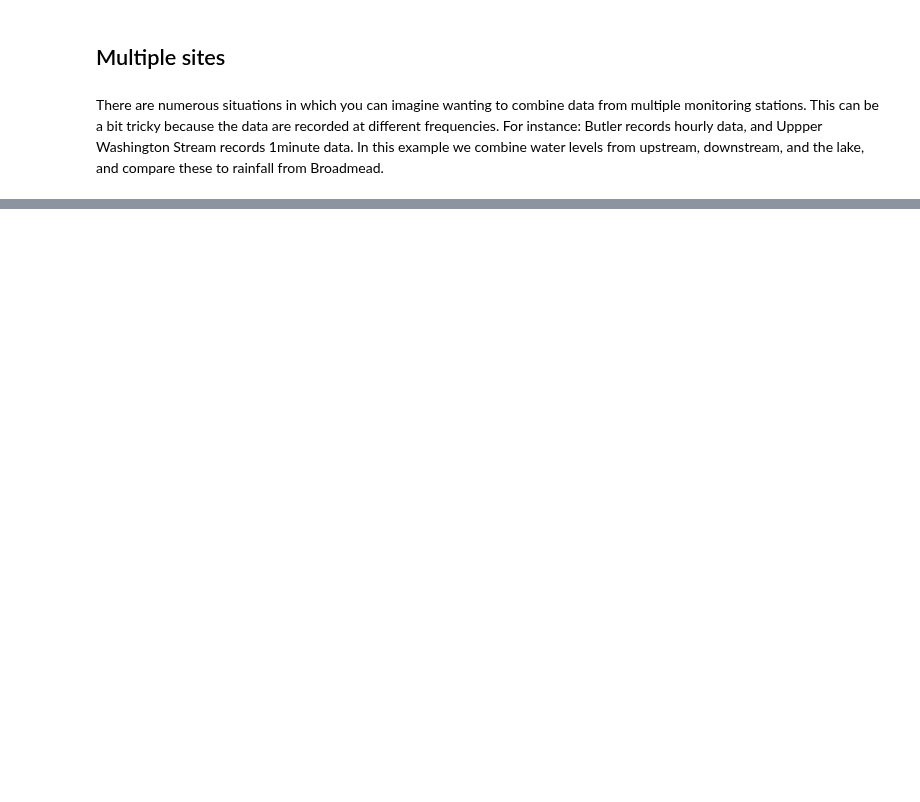
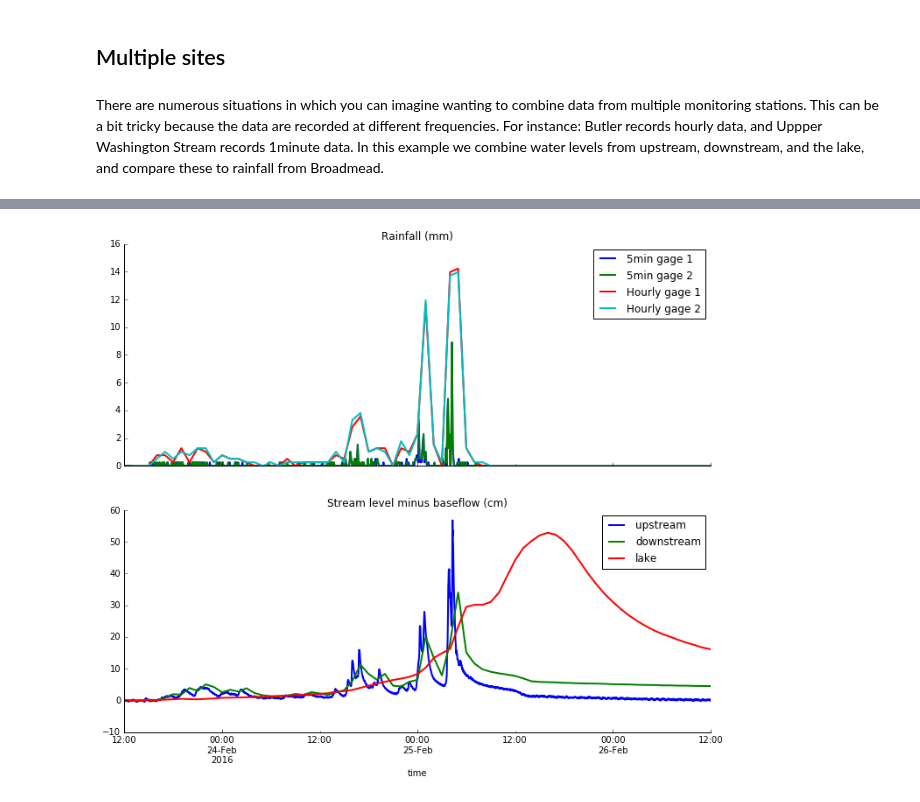
Before and after one commit to jsignell/intro-to-netcdf, a Jupyter notebook: Intro to Python.ipynb, the cells around one changed output, grey strips where cells are left out. Drawn from its saved outputs; the diff is of its cells as text; code cells hidden in the pictures; blank space fills up the shorter version.

```diff
--- a/Intro to Python.ipynb
+++ b/Intro to Python.ipynb
@@ -209,0 +214,10 @@ plt.show()
+# %%
+def select(site, var, start, end):
+    import xarray as xr
+
+    data_url = 'http://hydromet-thredds.princeton.edu:9000/thredds/dodsC/MonitoringStations/'+ site+'.nc'
+    ds = xr.open_dataset(data_url)
+    _ds = ds[var].sel(time=slice(start, end))
+    df = _ds.to_dataframe().drop(['lat','lon','station_name'], axis=1)
+    ds.close()
+    return df
@@ -209,0 +230,31 @@ plt.show()
+# %%
+broadmead_rain = select('broadmead', ['Rain_1_mm_Tot','Rain_2_mm_Tot'], '2016-02-23 12:00:00', '2016-02-26 12:00:00')
+washington_lake = select('washington_lake', 'Lvl_cm_Avg', '2016-02-23 12:00:00', '2016-02-26 12:00:00')
+washington_down = select('washington_down', 'Corrected_cm_Avg', '2016-02-23 12:00:00', '2016-02-26 12:00:00')
+washington_up = select('washington_up', 'Corrected_cm_Avg', '2016-02-23 12:00:00', '2016-02-26 12:00:00')
+# %%
+fig, axes = plt.subplots(ncols=1, nrows=2, figsize=(12,10), sharex=True)
+
+for ax in axes:
+    # Hide the right and top spines
+    ax.spines['right'].set_visible(False)
+    ax.spines['top'].set_visible(False)
+
+    # Only show ticks on the left and bottom spines
+    ax.yaxis.set_ticks_position('left')
+    ax.xaxis.set_ticks_position('bottom')
+
+broadmead_rain.plot(ax=axes[0], linewidth=2)
+broadmead_rain.resample('1H', how='sum', label='right').plot(ax=axes[0], linewidth=2)
+axes[0].set_title('Rainfall (mm)')
+axes[0].legend(['5min gage 1','5min gage 2', 'Hourly gage 1', 'Hourly gage 2'])
+
+(washington_up-washington_up.iloc[0,0]).plot(ax=axes[1], linewidth=2)
+(washington_down-washington_down.iloc[0,0]).plot(ax=axes[1], linewidth=2)
+(washington_lake-washington_lake.iloc[0,0]).plot(ax=axes[1], linewidth=2)
+axes[1].set_title('Stream level minus baseflow (cm)')
+axes[1].legend(['upstream','downstream', 'lake'])
+plt.savefig('Rain and discharge.png')
+plt.show()
+# %% [output]
+[figure, added]
```
Also changed, not shown: parts of 14 cells of this notebook, 3 other files.
